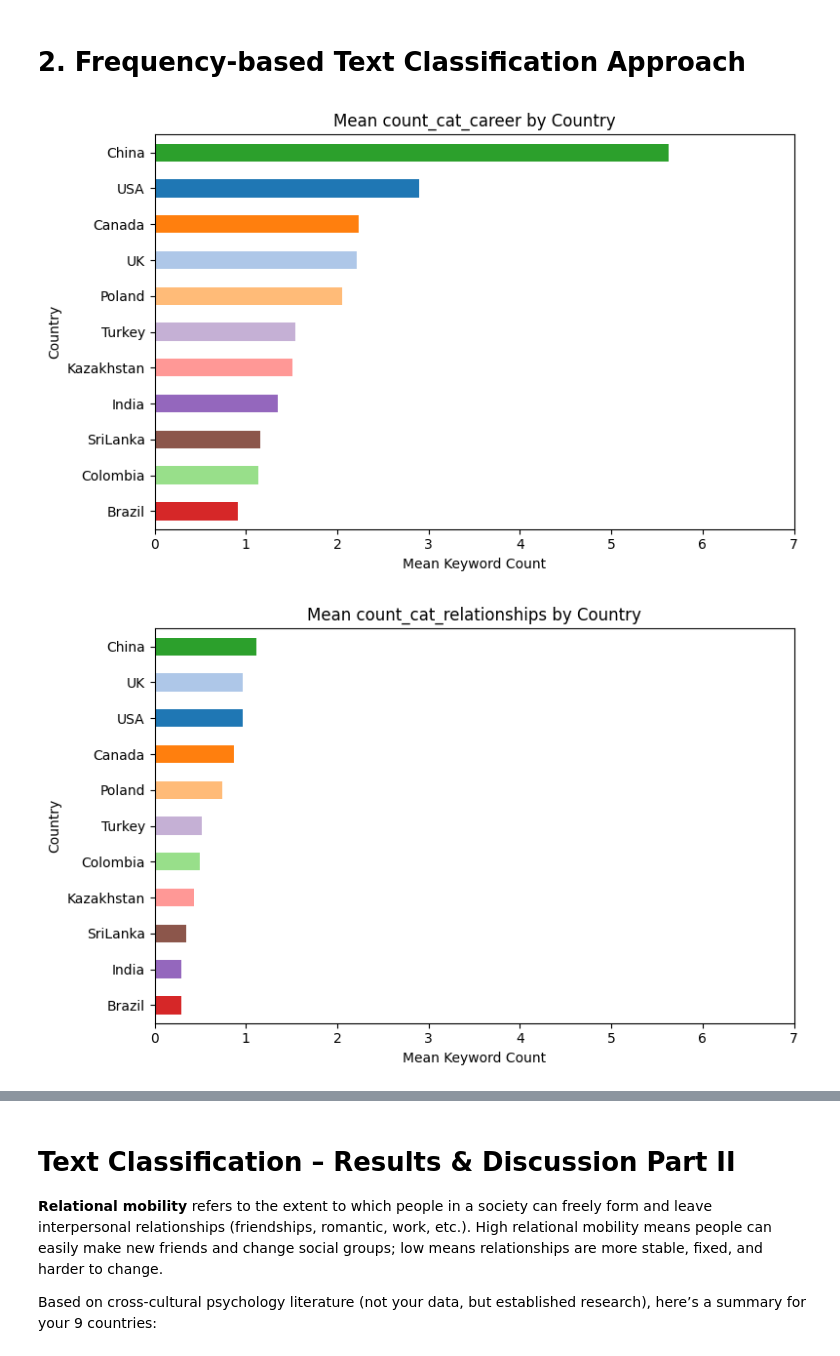
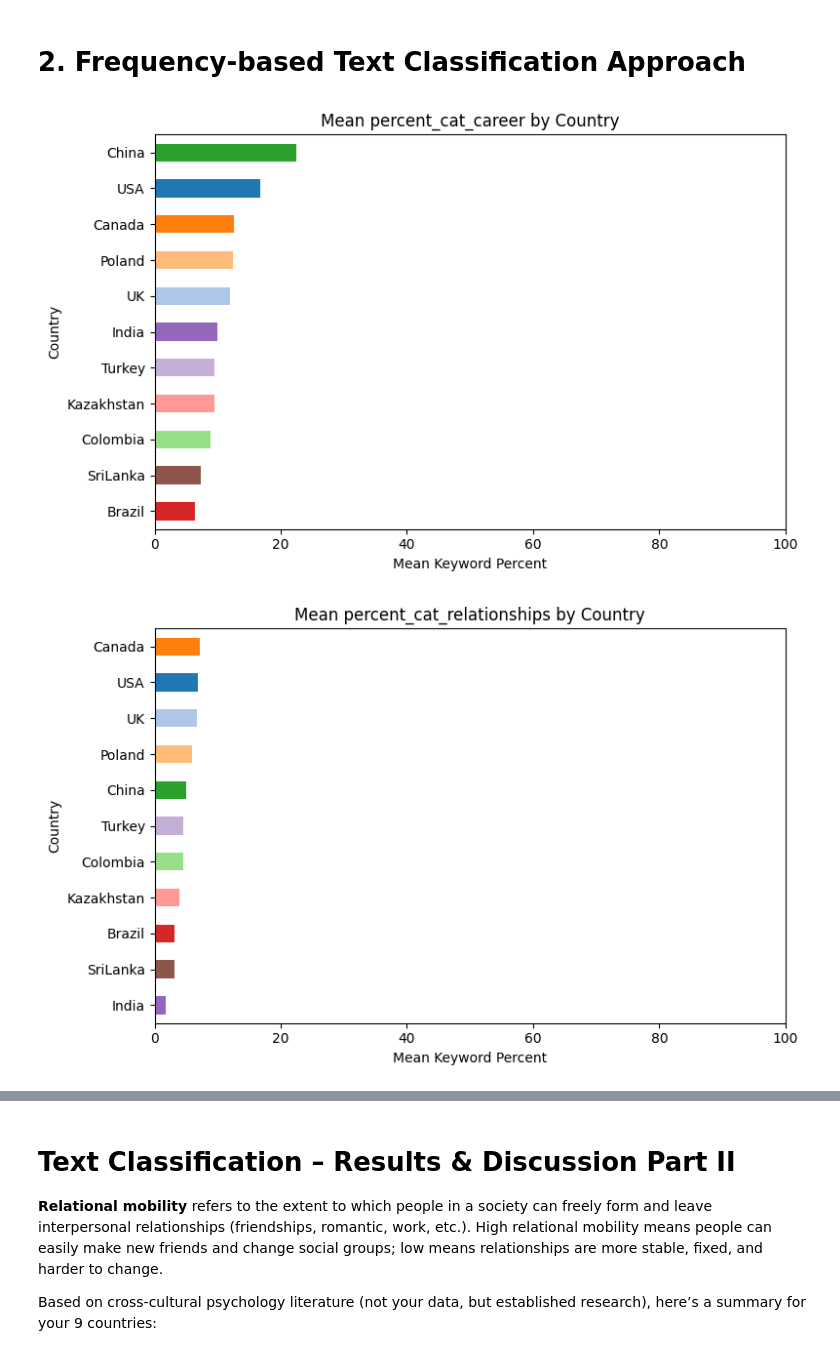
Before and after one commit to vvader24/WJC, a Jupyter notebook: Vinita/Study1_final.ipynb, the cells around one changed output, grey strips where cells are left out. Cells and saved outputs as stored; diff of their text form; code cells hidden in the pictures.

Commit message:
Update Study1_final.ipynb with percent analysis

```diff
--- a/Vinita/Study1_final.ipynb
+++ b/Vinita/Study1_final.ipynb
@@ -527,3 +525,5 @@ If you're aggregating model outputs across many texts, e.g.,:
 # %%
 import pandas as pd
 merged_df = pd.read_excel("/Users/vinitavader/Desktop/WJC/data/merged_Wave1_text_classification.xlsx")
+merged_df = pd.read_excel("/Users/vinitavader/Desktop/WJC/data/merged_Wave1_text_classification.xlsx")
+merged_df.columns
@@ -726,26 +736,26 @@ The relevance of Family and Health resonates with the Topic Modeling analysis. T
 # %%
 import matplotlib.pyplot as plt
 
-# List of count_cat columns (count-based category scores) from merged_df
-count_cat_vars = [col for col in merged_df.columns if col.startswith('count_cat_')]
+# List of percent_cat columns (percent-based category scores) from merged_df
+percent_cat_vars = [col for col in merged_df.columns if col.startswith('percent_cat_')]
 
-# For each count_cat variable, plot country-wise mean score as a horizontal bar chart
-for count_var in count_cat_vars:
-    # Compute mean score per country, drop NaN
-    country_means = merged_df.groupby('country')[count_var].mean().dropna()
+# For each percent_cat variable, plot country-wise mean score as a horizontal bar chart
+for percent_var in percent_cat_vars:
+    # Compute mean percent per country, drop NaN
+    country_means = merged_df.groupby('country')[percent_var].mean().dropna()
     # Sort descending
     country_means = country_means.sort_values(ascending=False)
 
     plt.figure(figsize=(8, 5))
     bar_colors = [country_color_map[country] for country in country_means.index]
     country_means.plot(kind='barh', color=bar_colors)
     plt.gca().invert_yaxis()  # Highest at top
-    plt.title(f"Mean {count_var} by Country")
-    plt.xlabel("Mean Keyword Count")
+    plt.title(f"Mean {percent_var} by Country")
+    plt.xlabel("Mean Keyword Percent")
     plt.ylabel("Country")
-    plt.xlim(0, 7)  # Set scale from 0 to 7
+    plt.xlim(0, 100)  # Set scale from 0 to 100
     plt.tight_layout()
     plt.show()
 # %% [output]
-[figure, old version]
+[figure, new version]
-[figure, old version]
+[figure, new version]
```
Also changed, not shown: parts of 3 cells of this notebook.
